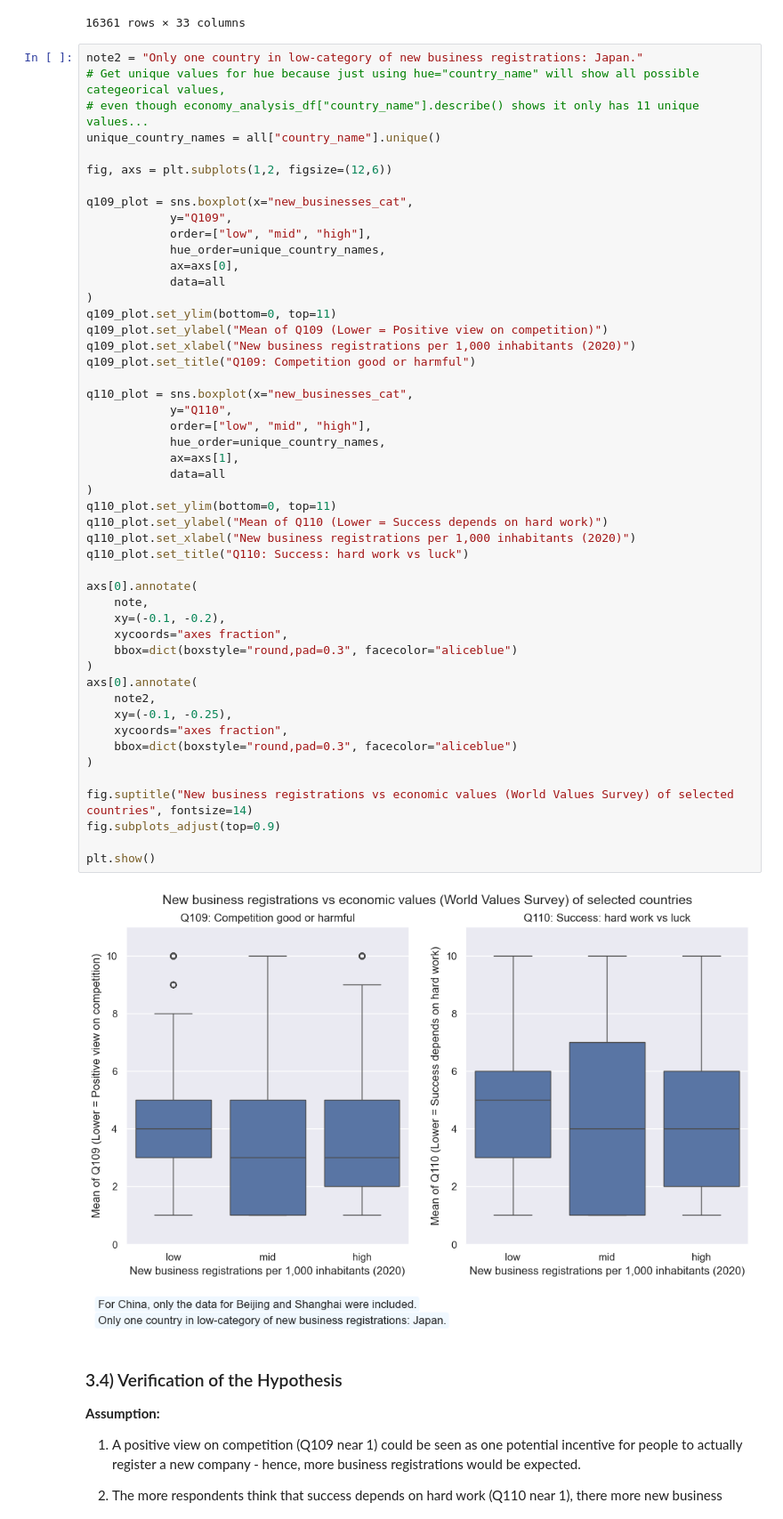
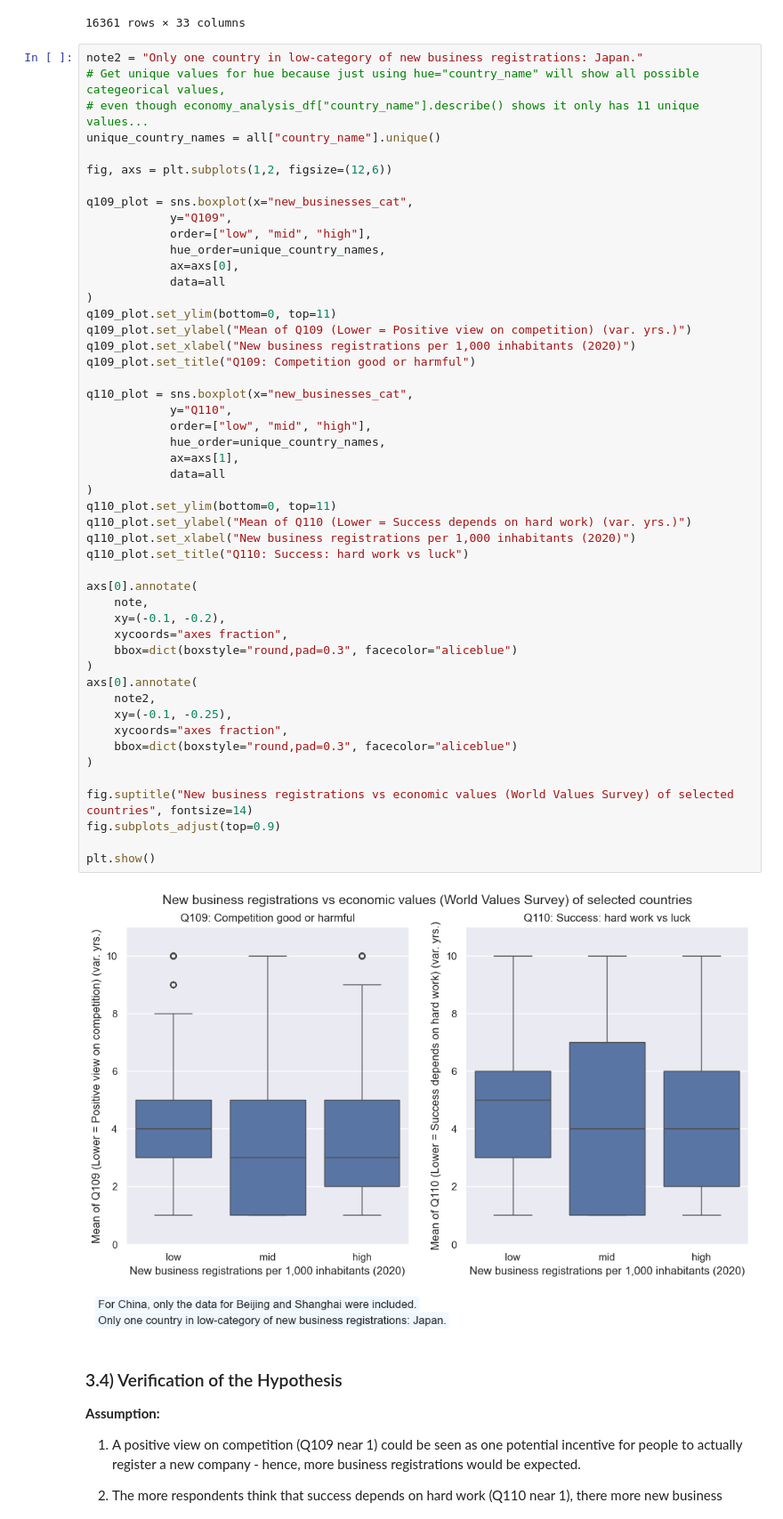
Before and after one commit to newjonny/world-values-survey-pandas-notebook, a Jupyter notebook: analysis.ipynb, the cells around one changed output. Shown at 89% size. Saved outputs shown, nothing was run; the diff lists cells and outputs as text.

```diff
--- a/analysis.ipynb
+++ b/analysis.ipynb
@@ -878,41 +878,41 @@ q109_plot = sns.boxplot(x="new_businesses_cat",
             data=all
 )
 q109_plot.set_ylim(bottom=0, top=11)
-q109_plot.set_ylabel("Mean of Q109 (Lower = Positive view on competition)")
+q109_plot.set_ylabel("Mean of Q109 (Lower = Positive view on competition) (var. yrs.)")
 q109_plot.set_xlabel("New business registrations per 1,000 inhabitants (2020)")
 q109_plot.set_title("Q109: Competition good or harmful")
 
 q110_plot = sns.boxplot(x="new_businesses_cat",
             y="Q110",
             order=["low", "mid", "high"],
             hue_order=unique_country_names,
             ax=axs[1],
             data=all
 )
 q110_plot.set_ylim(bottom=0, top=11)
-q110_plot.set_ylabel("Mean of Q110 (Lower = Success depends on hard work)")
+q110_plot.set_ylabel("Mean of Q110 (Lower = Success depends on hard work) (var. yrs.)")
 q110_plot.set_xlabel("New business registrations per 1,000 inhabitants (2020)")
 q110_plot.set_title("Q110: Success: hard work vs luck")
 
 axs[0].annotate(
     note,
     xy=(-0.1, -0.2),
     xycoords="axes fraction",
     bbox=dict(boxstyle="round,pad=0.3", facecolor="aliceblue")
 )
 axs[0].annotate(
     note2,
     xy=(-0.1, -0.25),
     xycoords="axes fraction",
     bbox=dict(boxstyle="round,pad=0.3", facecolor="aliceblue")
 )
 
 fig.suptitle("New business registrations vs economic values (World Values Survey) of selected countries", fontsize=14)
 fig.subplots_adjust(top=0.9)
 
 plt.show()
 # %% [output]
-[figure, old version]
+[figure, new version]
 # %% [markdown]
 ### 3.4) Verification of the Hypothesis
 **Assumption:**
```
Also changed, not shown: parts of 6 cells of this notebook.
